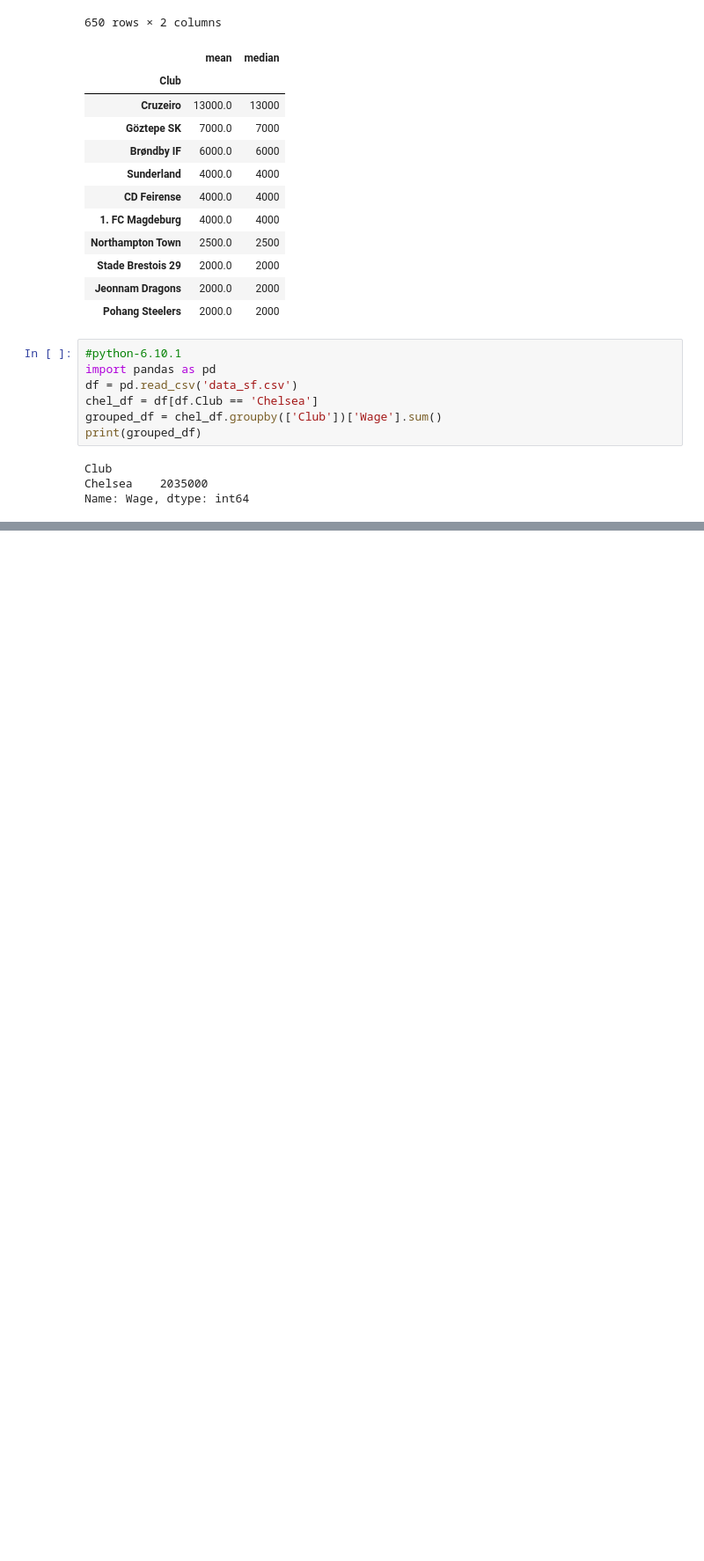
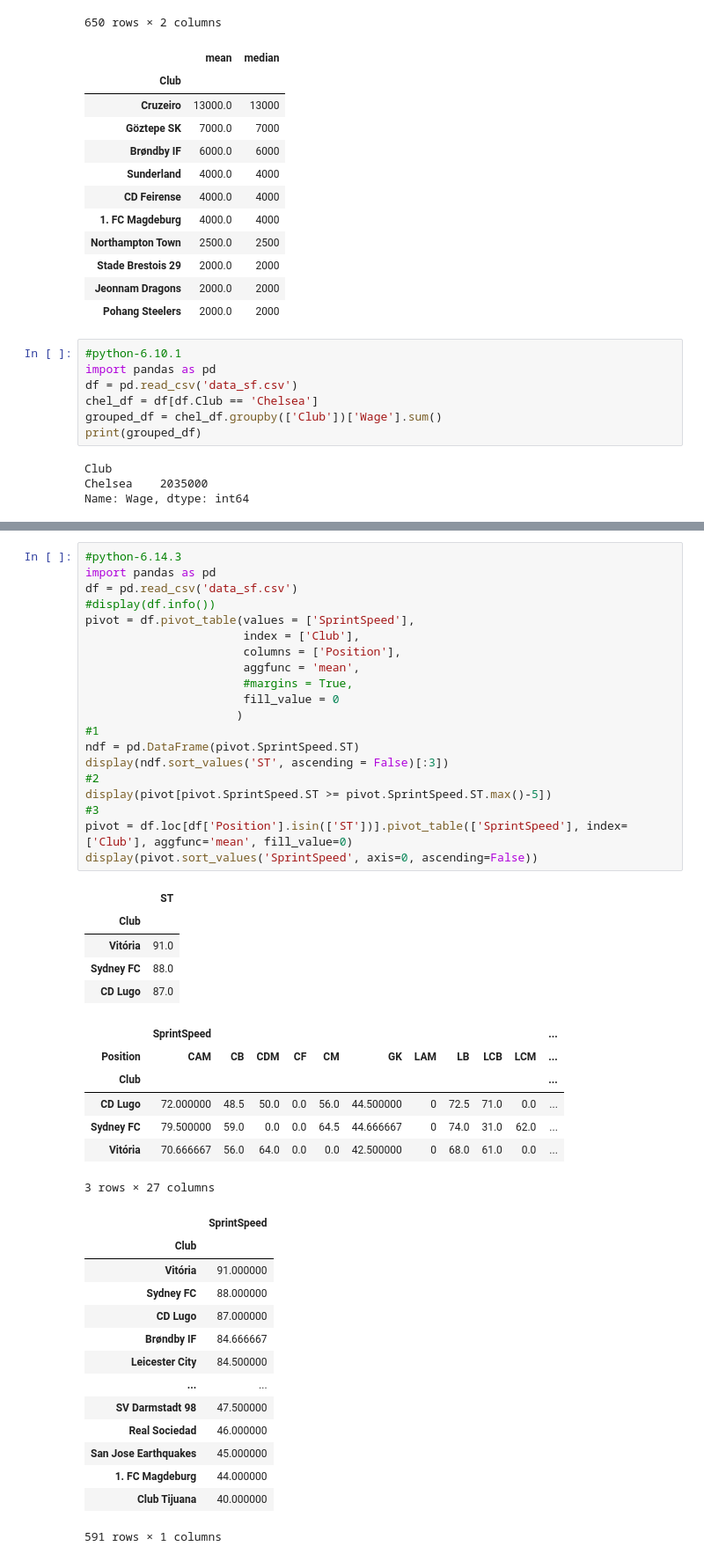
Before and after one commit to mkosterin/dscience, a Jupyter notebook: unit-1.ipynb, the cells around one changed output, grey strips where cells are left out. Shown at 88% size. Cells and saved outputs as stored; diff of their text form; blank space fills up the shorter version.

```diff
--- a/unit-1.ipynb
+++ b/unit-1.ipynb
@@ -306,0 +472,47 @@ Name: Wage, dtype: int64
+# %%
+#python-6.14.3
+import pandas as pd
+df = pd.read_csv('data_sf.csv')
+#display(df.info())
+pivot = df.pivot_table(values = ['SprintSpeed'],
+                       index = ['Club'],
+                       columns = ['Position'],
+                       aggfunc = 'mean',
+                       #margins = True,
+                       fill_value = 0
+                      )
+#1
+ndf = pd.DataFrame(pivot.SprintSpeed.ST)
+display(ndf.sort_values('ST', ascending = False)[:3])
+#2
+display(pivot[pivot.SprintSpeed.ST >= pivot.SprintSpeed.ST.max()-5])
+#3
+pivot = df.loc[df['Position'].isin(['ST'])].pivot_table(['SprintSpeed'], index=['Club'], aggfunc='mean', fill_value=0)
+display(pivot.sort_values('SprintSpeed', axis=0, ascending=False))
+# %% [output]
+|  | ST |
+| Club |  |
+| Vitória | 91.0 |
+| Sydney FC | 88.0 |
+| CD Lugo | 87.0 |
+|  | SprintSpeed |  |  |  |  |  |  |  |  |  | ... |
+| Position | CAM | CB | CDM | CF | CM | GK | LAM | LB | LCB | LCM | ... |
+| Club |  |  |  |  |  |  |  |  |  |  | ... |
+| CD Lugo | 72.000000 | 48.5 | 50.0 | 0.0 | 56.0 | 44.500000 | 0 | 72.5 | 71.0 | 0.0 | ... |
+| Sydney FC | 79.500000 | 59.0 | 0.0 | 0.0 | 64.5 | 44.666667 | 0 | 74.0 | 31.0 | 62.0 | ... |
+| Vitória | 70.666667 | 56.0 | 64.0 | 0.0 | 0.0 | 42.500000 | 0 | 68.0 | 61.0 | 0.0 | ... |
+3 rows × 27 columns
+|  | SprintSpeed |
+| Club |  |
+| Vitória | 91.000000 |
+| Sydney FC | 88.000000 |
+| CD Lugo | 87.000000 |
+| Brøndby IF | 84.666667 |
+| Leicester City | 84.500000 |
+| ... | ... |
+| SV Darmstadt 98 | 47.500000 |
+| Real Sociedad | 46.000000 |
+| San Jose Earthquakes | 45.000000 |
+| 1. FC Magdeburg | 44.000000 |
+| Club Tijuana | 40.000000 |
+591 rows × 1 columns
```
Also changed, not shown: parts of 11 cells of this notebook, 2 other files.
